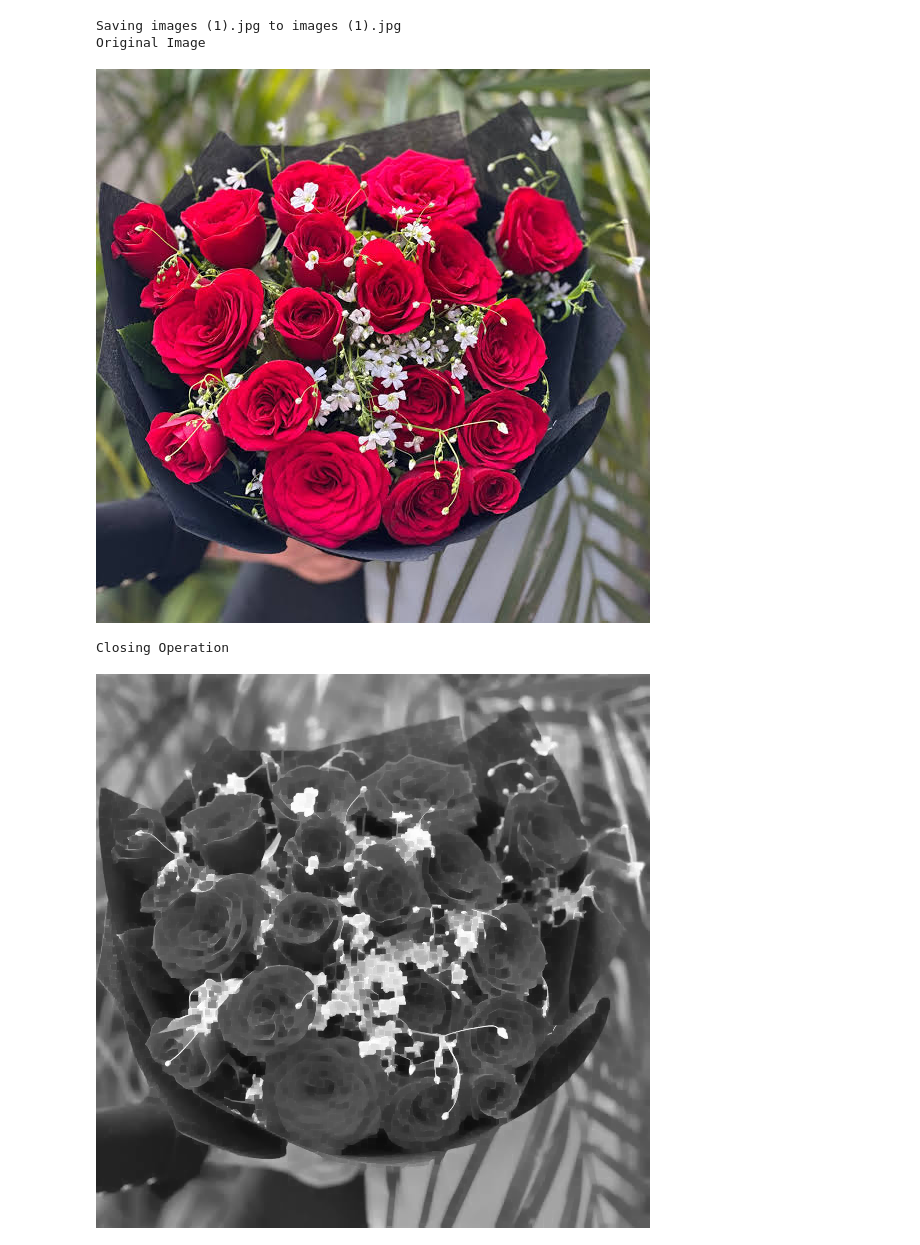
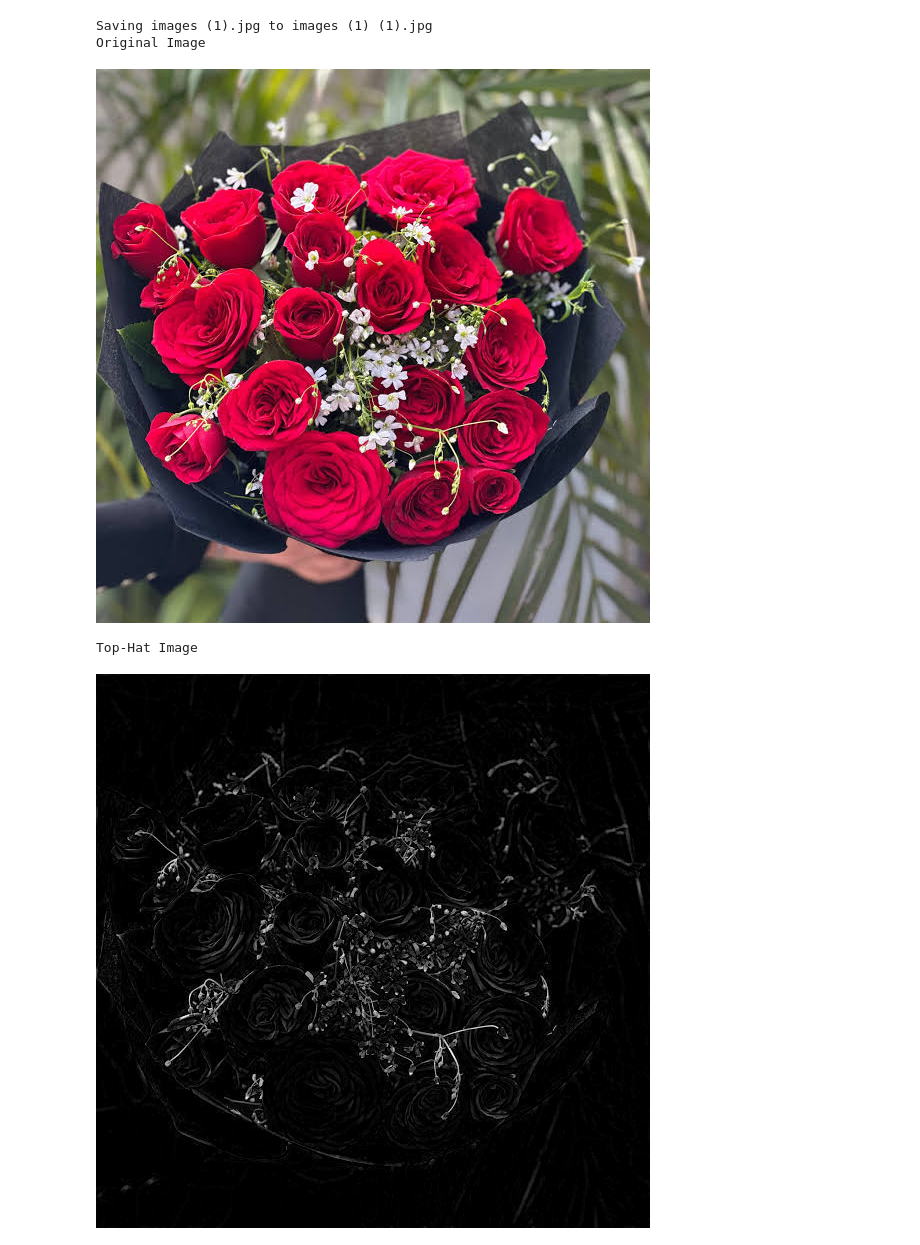
Before and after one commit to joshna07790/ITA0519COMPUTERVISION, a Jupyter notebook: Closing_operation.ipynb, the cells around one changed output. Saved outputs shown, nothing was run; the diff lists cells and outputs as text; code cells hidden in the pictures.

```diff
--- a/Closing_operation.ipynb
+++ b/Closing_operation.ipynb
@@ -3,25 +3,25 @@
 # %%
 import cv2
 from google.colab.patches import cv2_imshow
 from google.colab import files
 
 uploaded = files.upload()
 filename = next(iter(uploaded))
 
 img = cv2.imread(filename)
 gray = cv2.cvtColor(img, cv2.COLOR_BGR2GRAY)
 
 kernel = cv2.getStructuringElement(cv2.MORPH_RECT, (5, 5))
-closing = cv2.morphologyEx(gray, cv2.MORPH_CLOSE, kernel)
+tophat = cv2.morphologyEx(gray, cv2.MORPH_TOPHAT, kernel)
 
 print("Original Image")
 cv2_imshow(img)
-print("Closing Operation")
-cv2_imshow(closing)
+print("Top-Hat Image")
+cv2_imshow(tophat)
 # %% [output]
 [interactive output not drawn]
-Saving images (1).jpg to images (1).jpg
+Saving images (1).jpg to images (1) (1).jpg
 Original Image
 [figure]
-Closing Operation
+Top-Hat Image
-[figure, old version]
+[figure, new version]
```
